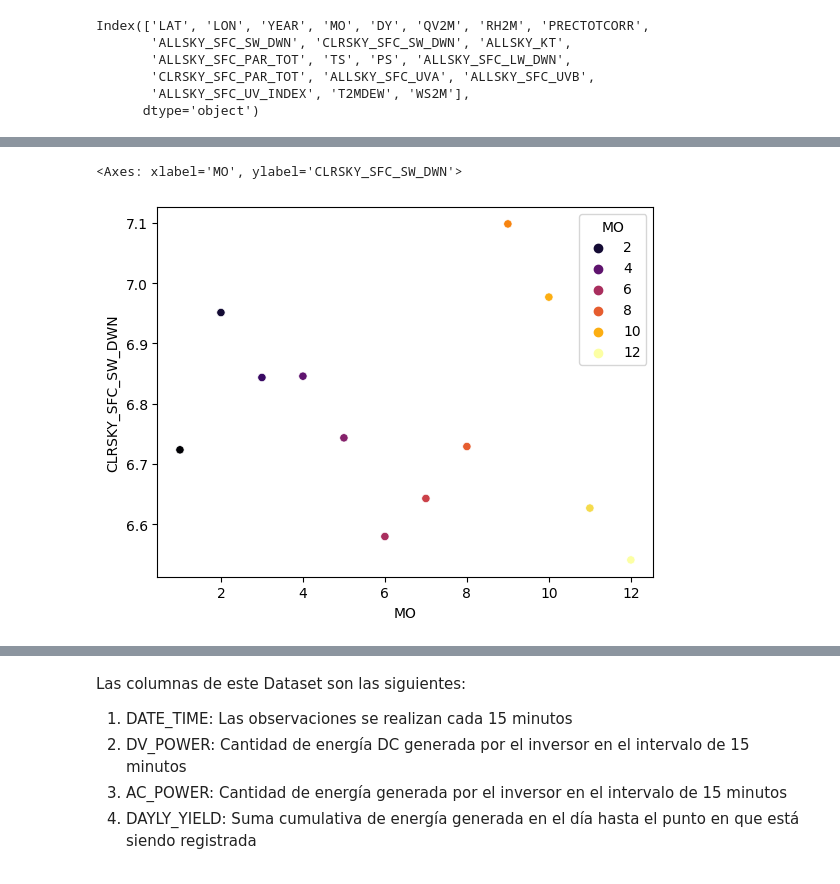
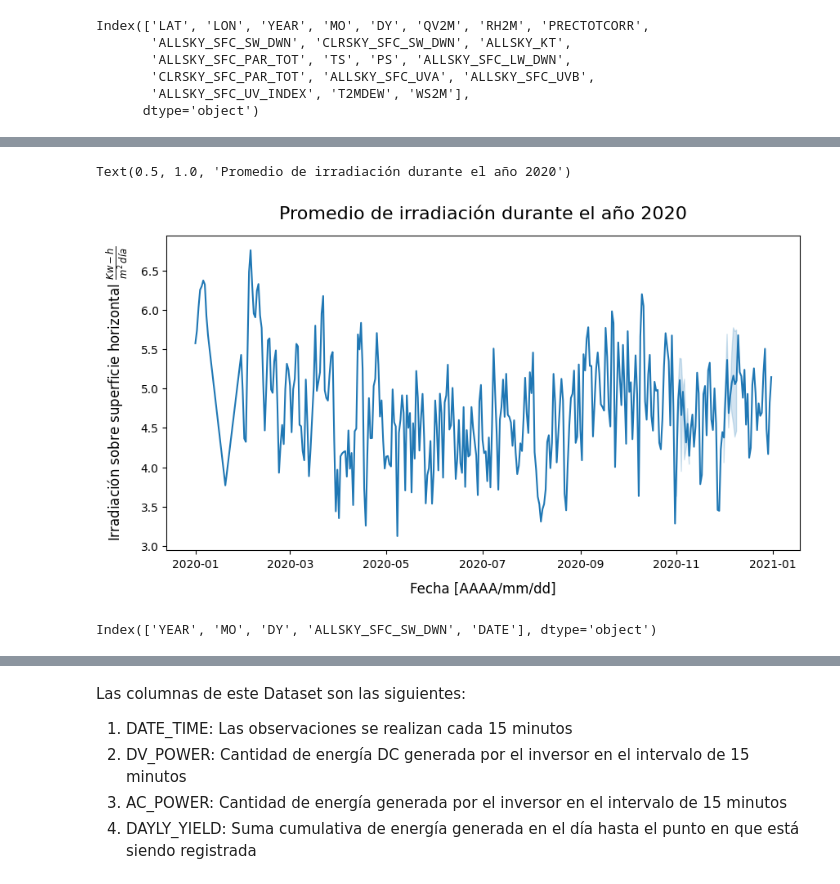
Before and after one commit to CarlosBaez11/Solar_data, a Jupyter notebook: scripts/data_analysis.ipynb, the cells around one changed output, grey strips where cells are left out. Saved outputs shown, nothing was run; the diff lists cells and outputs as text; code cells hidden in the pictures.

Commit message:
Mejoras en la visualizacion de los datos

```diff
--- a/scripts/data_analysis.ipynb
+++ b/scripts/data_analysis.ipynb
@@ -63,5 +48,13 @@ promedio_dia
-# %%
-sns.scatterplot(promedio_dia, x="MO", y='CLRSKY_SFC_SW_DWN', hue="MO", palette="inferno")
-# %% [output]
-<Axes: xlabel='MO', ylabel='CLRSKY_SFC_SW_DWN'>
-[figure, removed]
+# %%
+plt.figure(figsize=(10,5))
+sns.lineplot(promedio_dia, x="DATE", y='ALLSKY_SFC_SW_DWN', palette="inferno")
+plt.xlabel("Fecha [AAAA/mm/dd]", fontsize=12, labelpad=10)
+plt.ylabel(r"Irradiación sobre superficie horizontal $\frac{Kw-h}{m^2\/día}$", fontsize=12, labelpad=10)
+plt.title("Promedio de irradiación durante el año 2020", fontsize=16, pad=15)
+# %% [output]
+Text(0.5, 1.0, 'Promedio de irradiación durante el año 2020')
+[figure, added]
+# %%
+promedio_dia.columns
+# %% [output]
+Index(['YEAR', 'MO', 'DY', 'ALLSKY_SFC_SW_DWN', 'DATE'], dtype='object')
```
Also changed, not shown: parts of 21 cells of this notebook.
